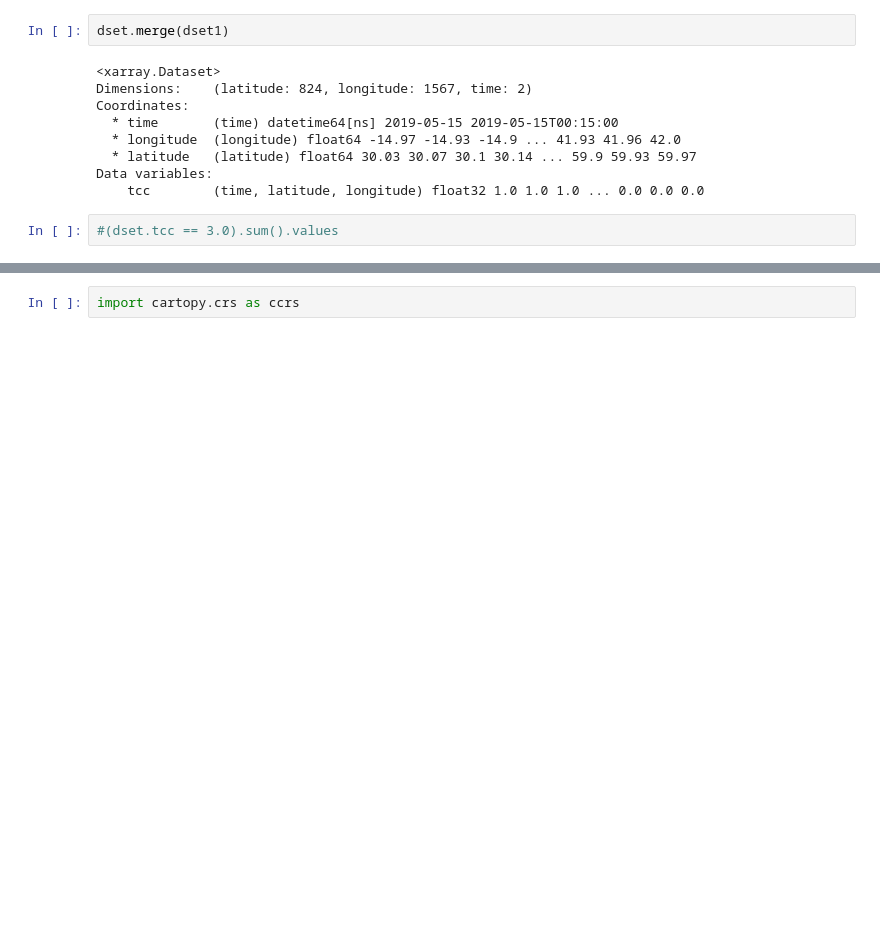
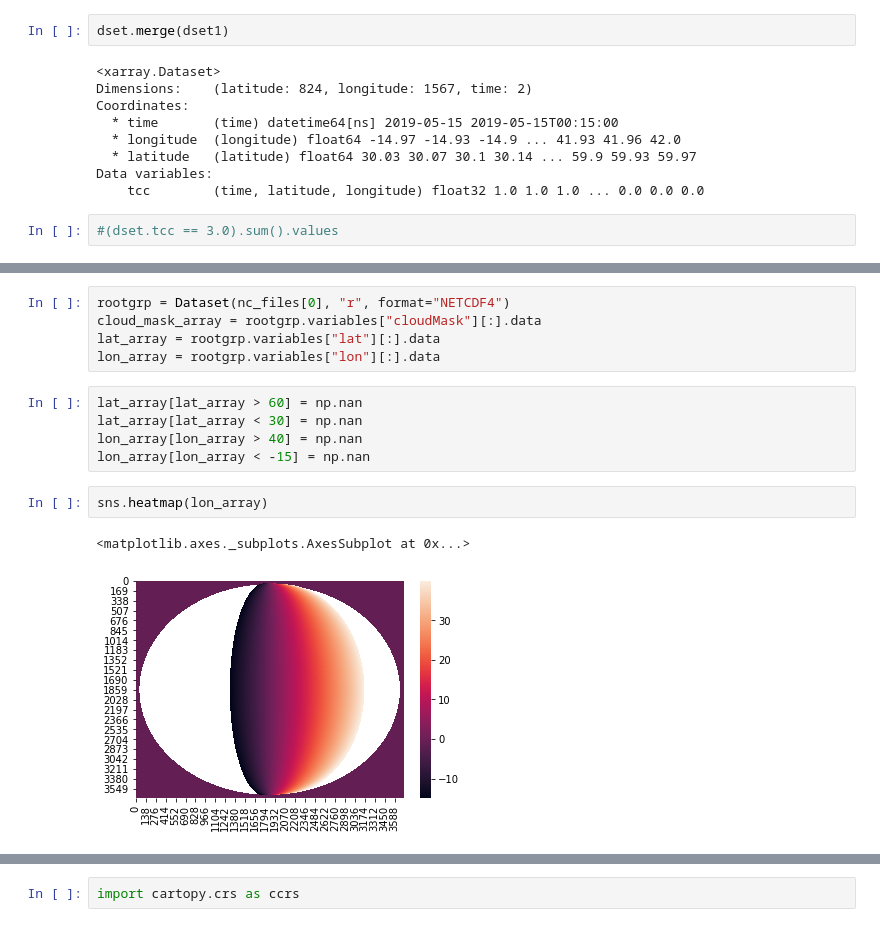
Before and after one commit to hannasv/ms, a Jupyter notebook: notebooks/ReadingSateliteData.ipynb, the cells around one changed output, grey strips where cells are left out. Drawn from its saved outputs; the diff is of its cells as text; blank space fills up the shorter version.

```diff
--- a/notebooks/ReadingSateliteData.ipynb
+++ b/notebooks/ReadingSateliteData.ipynb
@@ -131,0 +206,15 @@ Data variables:
+# %%
+rootgrp = Dataset(nc_files[0], "r", format="NETCDF4")
+cloud_mask_array = rootgrp.variables["cloudMask"][:].data
+lat_array = rootgrp.variables["lat"][:].data
+lon_array = rootgrp.variables["lon"][:].data
+# %%
+lat_array[lat_array > 60] = np.nan
+lat_array[lat_array < 30] = np.nan
+lon_array[lon_array > 40] = np.nan
+lon_array[lon_array < -15] = np.nan
+# %%
+sns.heatmap(lon_array)
+# %% [output]
+<matplotlib.axes._subplots.AxesSubplot at 0x...>
+[figure, added]
```
Also changed, not shown: parts of 80 cells of this notebook.
